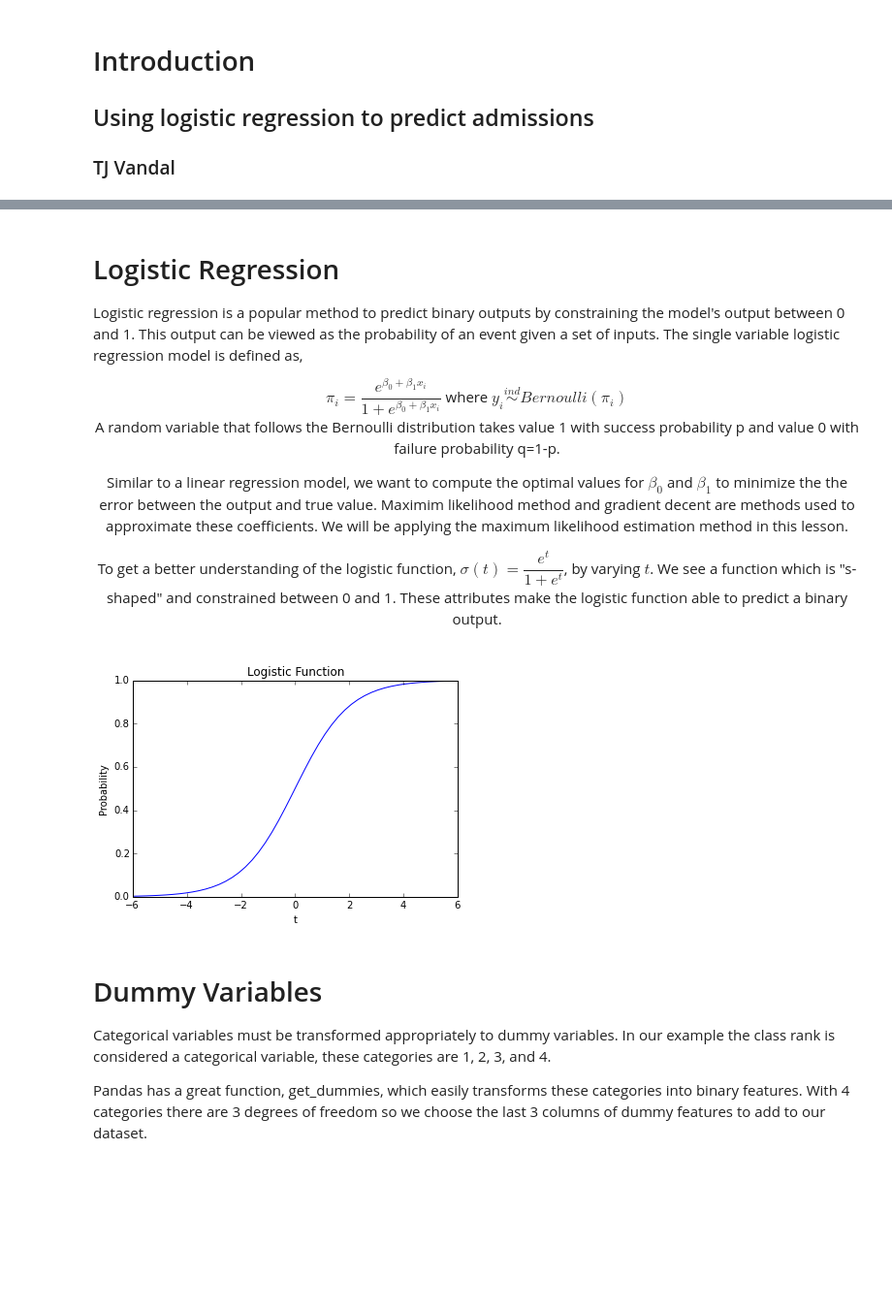
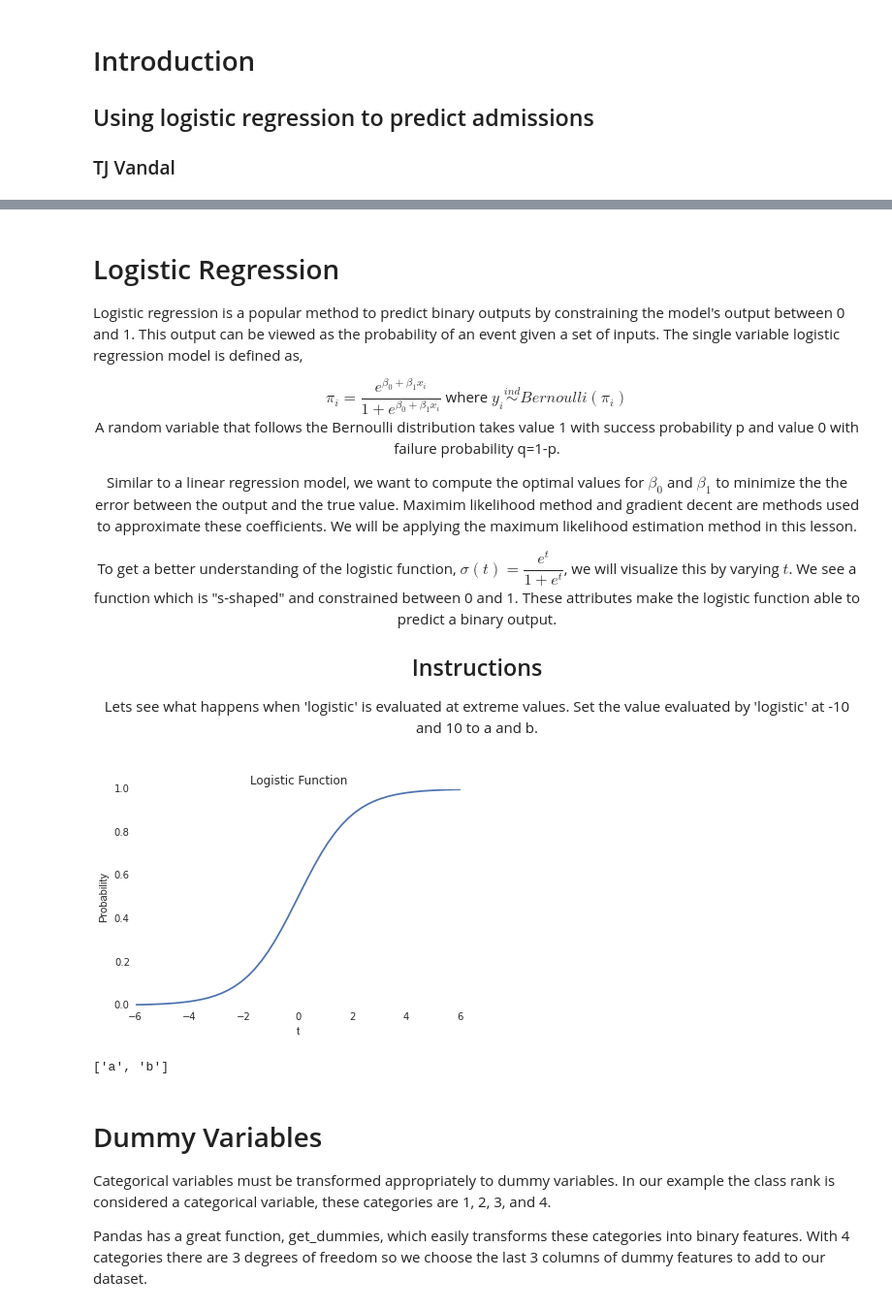
Before and after one commit to tjvandal/dscontent-starter, a Jupyter notebook: LogisticRegressionLesson.ipynb, the cells around one changed output, grey strips where cells are left out. Shown: that part at 97% size. Cells and saved outputs as stored; diff of their text form; code cells hidden in the pictures; blank space fills up the shorter version.

```diff
--- a/LogisticRegressionLesson.ipynb
+++ b/LogisticRegressionLesson.ipynb
@@ -58,30 +76,45 @@ Logistic regression is a popular method to predict binary outputs by constrainin
 
 A random variable that follows the Bernoulli distribution takes value 1 with success probability p and value 0 with failure probability q=1-p.
 
-Similar to a linear regression model, we want to compute the optimal values for $\beta_0$ and $\beta_1$ to minimize the the error between the output and true value. Maximim likelihood method and gradient decent are methods used to approximate these coefficients. We will be applying the maximum likelihood estimation method in this lesson.
+Similar to a linear regression model, we want to compute the optimal values for $\beta_0$ and $\beta_1$ to minimize the the error between the output and the true value. Maximim likelihood method and gradient decent are methods used to approximate these coefficients. We will be applying the maximum likelihood estimation method in this lesson.
 
-To get a better understanding of the logistic function, $\sigma(t)=\dfrac{e^t}{1+e^t}$, by varying $t$. We see a function which is "s-shaped" and constrained between 0 and 1. These attributes make the logistic function able to predict a binary output.
+To get a better understanding of the logistic function, $\sigma(t)=\dfrac{e^t}{1+e^t}$, we will visualize this by varying $t$. We see a function which is "s-shaped" and constrained between 0 and 1. These attributes make the logistic function able to predict a binary output.
+
+## Instructions
+
+Lets see what happens when 'logistic' is evaluated at extreme values. Set the value evaluated by 'logistic' at -10 and 10 to a and b.
 # %%
+## Initial
 import numpy
+import seaborn
+## Display
 
 # Logistic Function
-def logitistic(x):
+def logistic(x):
     return numpy.exp(x) / (1 + numpy.exp(x))
 
 # Create an array with 50 values between -6 and 6 as t
 t = numpy.linspace(-6,6,50, dtype=float)
 
 # Get logistic fits
-ylogistic = logitistic(t)
+ylogistic = logistic(t)
 
 # plot the logistic function
 plt.plot(t, ylogistic, label="logistic")
 plt.ylabel("Probability")
 plt.xlabel("t")
 plt.title("Logistic Function")
 plt.show()
+
+## Answer
+a = logistic(-10)
+b = logistic(10)
+
+## Check Vars
+['a', 'b']
 # %% [output]
-[figure, old version]
+[figure, new version]
+['a', 'b']
 # %% [markdown]
 <!-- type="code" -->
 
```
Also changed, not shown: parts of 12 cells of this notebook.
